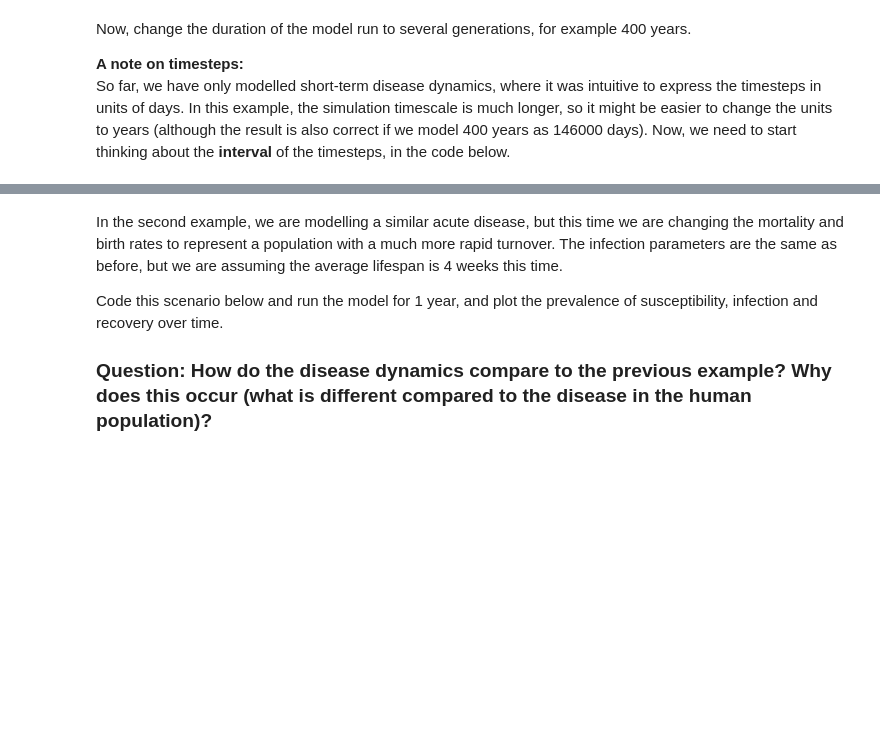
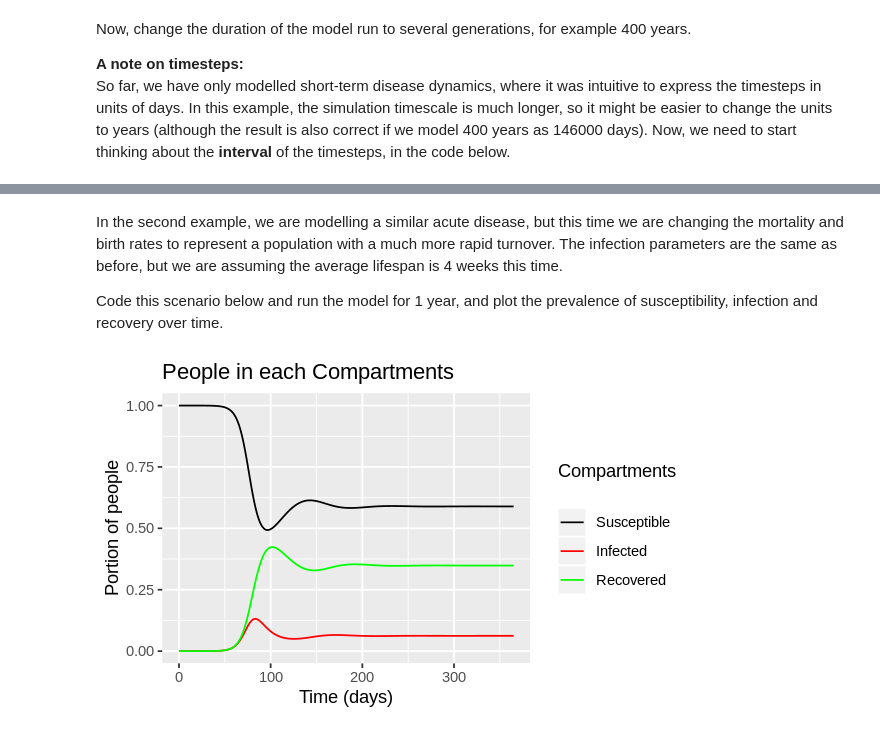
Before and after one commit to Arashlf/Developing-the-SIR-Model-ICL, a Jupyter notebook: Week 4/Mod_4_notebook_1_Modelling_Population_Turnover.ipynb, the cells around one changed output, grey strips where cells are left out. Cells and saved outputs as stored; diff of their text form; code cells hidden in the pictures; blank space fills up the shorter version.

```diff
--- a/Week 4/Mod_4_notebook_1_Modelling_Population_Turnover.ipynb
+++ b/Week 4/Mod_4_notebook_1_Modelling_Population_Turnover.ipynb
@@ -41,5 +129,3 @@ Now make a plot that also shows the number of susceptible and recovered individu
 In the second example, we are modelling a similar acute disease, but this time we are changing the mortality and birth rates to represent a population with a much more rapid turnover. The infection parameters are the same as before, but we are assuming the average lifespan is 4 weeks this time.
 
 Code this scenario below and run the model for 1 year, and plot the prevalence of susceptibility, infection and recovery over time.
-
-### Question: How do the disease dynamics compare to the previous example? Why does this occur (what is different compared to the disease in the human population)?
@@ -47,0 +132,23 @@ Code this scenario below and run the model for 1 year, and plot the prevalence o
+# %%
+### YOUR CODE GOES HERE ###
+
+parameters3 <- c(beta = 0.4, gamma = 0.2, mu = 1/(4*7), b = 1/(4*7))
+times3 <- seq(from = 0, to = 365, by = 1)   # from 0 to 400 YEARS in DAILY intervals
+
+output3 <- as.data.frame(ode(y = initial_state_values,
+                            times = times3,
+                            func = sir_model,
+                            parms = parameters3))
+# %%
+# Plotting the prevalence of S, I and R over time
+
+output_long <- melt(as.data.frame(output3), id = "time")
+
+options(repr.plot.width = 5, repr.plot.height = 3)
+ggplot(data = output_long,          # specify object containing data to plot
+       aes(x = time, y = value / 1e6, group = variable, colour = variable)) +   # assign columns to axes and groups
+  geom_line() +                     # represent data as lines
+  labs(title = "People in each Compartments", x = "Time (days)", y = "Portion of people", color = "Compartments\n") +
+  scale_color_manual(labels = c("Susceptible", "Infected", "Recovered"), values = c("black", "red", "green"))
+# %% [output]
+[figure, added]
```
Also changed, not shown: parts of 18 cells of this notebook.
